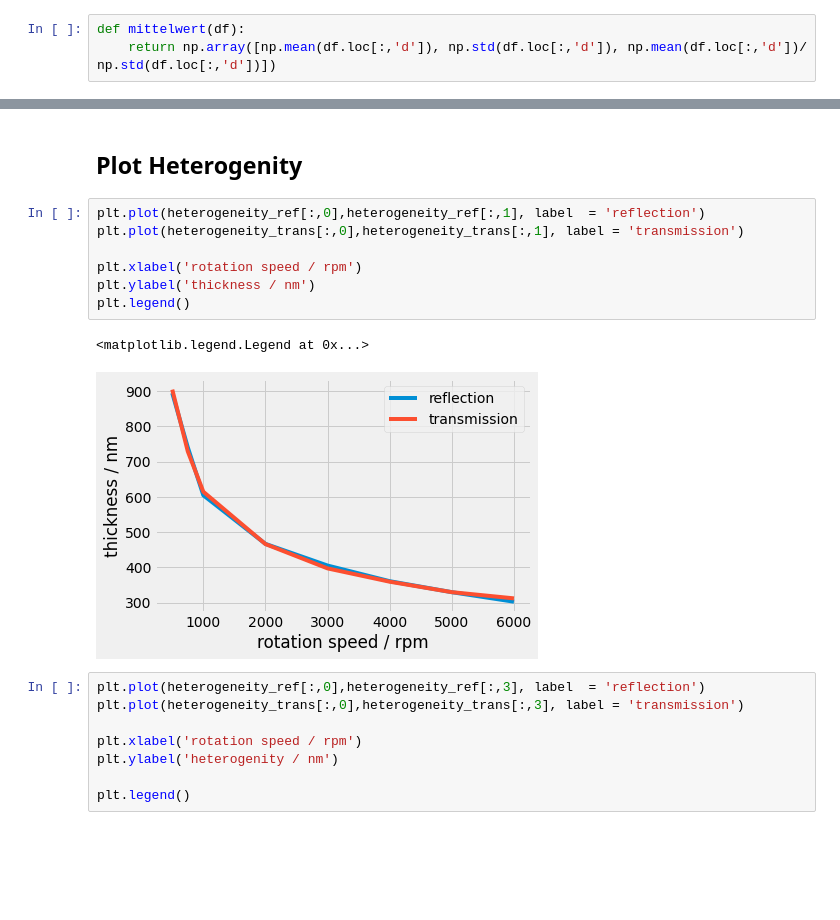
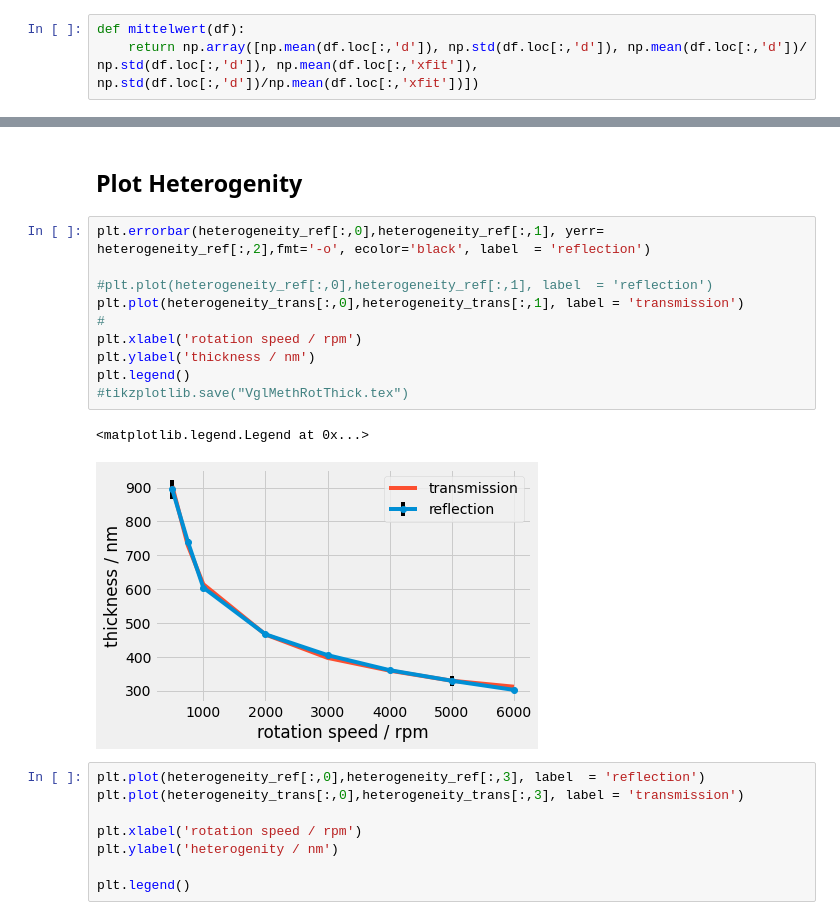
Before and after one commit to LeoausderDose/PPD, a Jupyter notebook: Versuch_ThinFilm/Programmien/EinflussMessmethodeSpektren_Rot.ipynb, the cells around one changed output, grey strips where cells are left out. Cells and saved outputs as stored; diff of their text form; blank space fills up the shorter version.

Commit message:
Plots und Auswertung VGL Methods

```diff
--- a/Versuch_ThinFilm/Programmien/EinflussMessmethodeSpektren.ipynb
+++ b/Versuch_ThinFilm/Programmien/EinflussMessmethodeSpektren_Rot.ipynb
@@ -38,7 +38,7 @@ dfspec_trans5000rpm = pd.read_csv('data/messmethode/Transmission/5000rpm_trans_1
 ## Funktionen
 # %%
 def mittelwert(df):
-    return np.array([np.mean(df.loc[:,'d']), np.std(df.loc[:,'d']), np.mean(df.loc[:,'d'])/ np.std(df.loc[:,'d'])])
+    return np.array([np.mean(df.loc[:,'d']), np.std(df.loc[:,'d']), np.mean(df.loc[:,'d'])/ np.std(df.loc[:,'d']), np.mean(df.loc[:,'xfit']), np.std(df.loc[:,'d'])/np.mean(df.loc[:,'xfit'])])
 # %%
 heterogeneity_ref = mittelwert(dfref500rpm)
 for i in [dfref750rpm ,dfref1000rpm,dfref2000rpm,dfref3000rpm,dfref4000rpm,dfref5000rpm,dfref6000rpm]:
@@ -53,15 +72,18 @@ heterogeneity_trans = np.hstack((np.array([[500,750,1000,2000,3000,4000,5000,600
 # %% [markdown]
 ## Plot Heterogenity
 # %%
-plt.plot(heterogeneity_ref[:,0],heterogeneity_ref[:,1], label  = 'reflection')
+plt.errorbar(heterogeneity_ref[:,0],heterogeneity_ref[:,1], yerr= heterogeneity_ref[:,2],fmt='-o', ecolor='black', label  = 'reflection')
+
+#plt.plot(heterogeneity_ref[:,0],heterogeneity_ref[:,1], label  = 'reflection')
 plt.plot(heterogeneity_trans[:,0],heterogeneity_trans[:,1], label = 'transmission')
-
+#
 plt.xlabel('rotation speed / rpm')
 plt.ylabel('thickness / nm')
 plt.legend()
+#tikzplotlib.save("VglMethRotThick.tex")
 # %% [output]
 <matplotlib.legend.Legend at 0x...>
-[figure, old version]
+[figure, new version]
 # %%
 plt.plot(heterogeneity_ref[:,0],heterogeneity_ref[:,3], label  = 'reflection')
 plt.plot(heterogeneity_trans[:,0],heterogeneity_trans[:,3], label = 'transmission')
```
Also changed, not shown: parts of 8 cells of this notebook, 36 other files.
